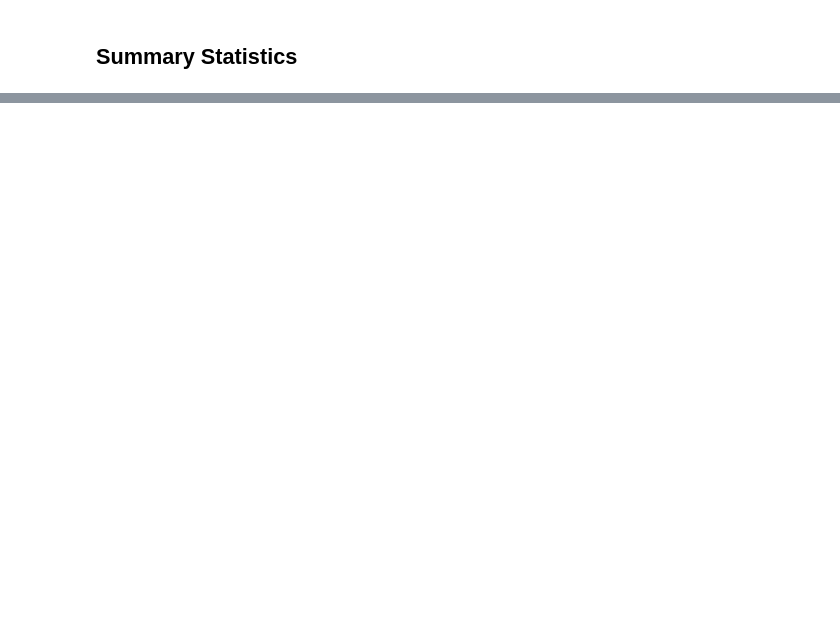
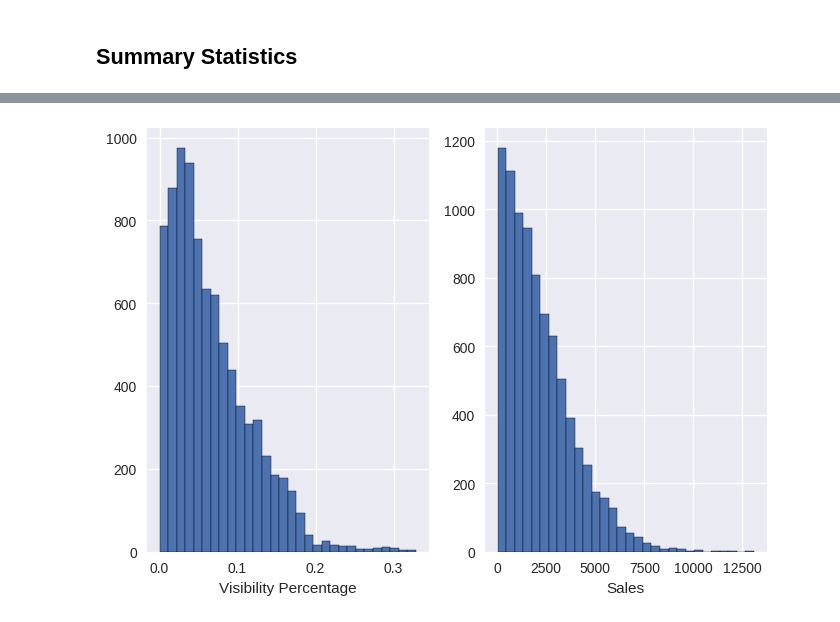
Before and after one commit to YeisonAndreyLiCe/food_sales_prediction, a Jupyter notebook: food_sales_forecast.ipynb, the cells around one changed output, grey strips where cells are left out. Drawn from its saved outputs; the diff is of its cells as text; code cells hidden in the pictures; blank space fills up the shorter version.

```diff
--- a/food_sales_forecast.ipynb
+++ b/food_sales_forecast.ipynb
@@ -323,0 +332,15 @@ len(df["Outlet_Identifier"].unique())
+# %%
+# create 2x2 grid of axis subplots
+fig, (ax1, ax2) = plt.subplots(1, 2)
+axs = [ax1,ax2]
+
+for n in range(0,len(axs)):
+    columns = ["Item_Visibility", "Item_Outlet_Sales"]
+    xlabels = ["Visibility Percentage", "Sales"]
+    axs[n].hist(df[columns[n]], bins=30, edgecolor="black")
+    #axs[n].set_title(columns[n])
+    axs[n].set_xlabel(xlabels[n])
+
+#_ = plt.title("Sales and Visibility Histograms", loc="center")
+# %% [output]
+[figure, added]
```
Also changed, not shown: parts of 41 cells of this notebook.
